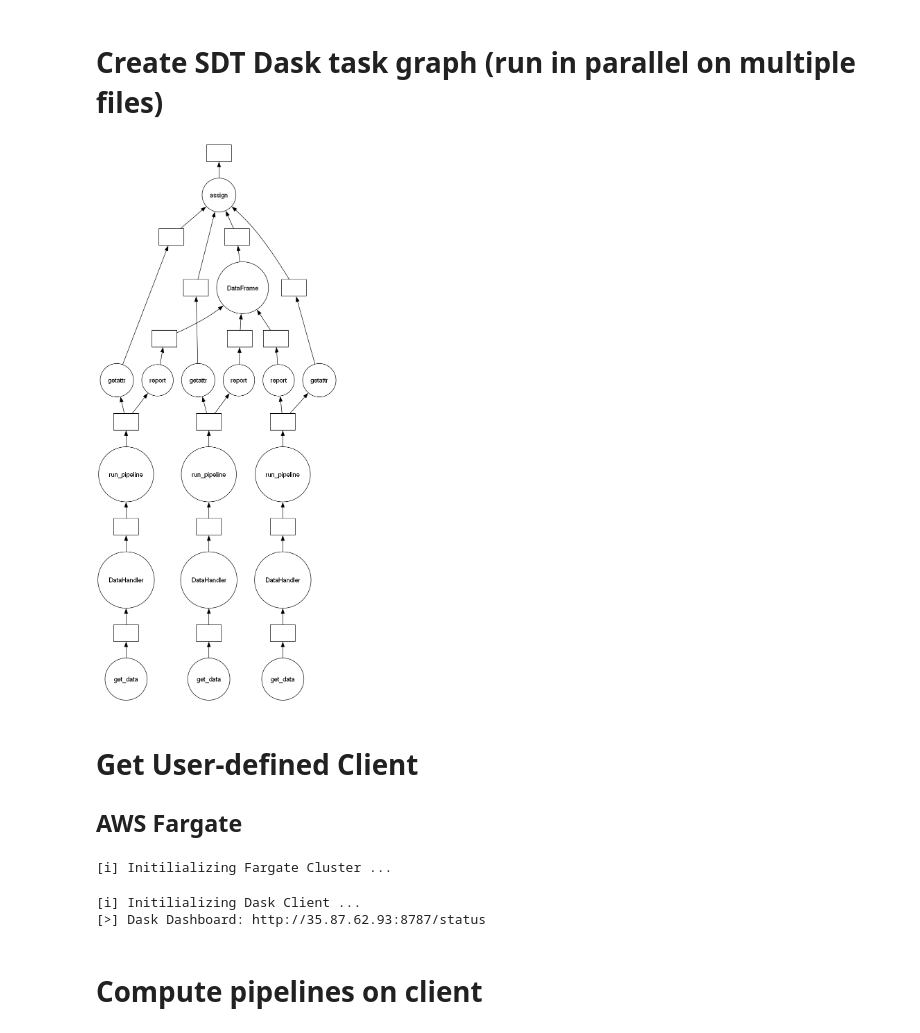
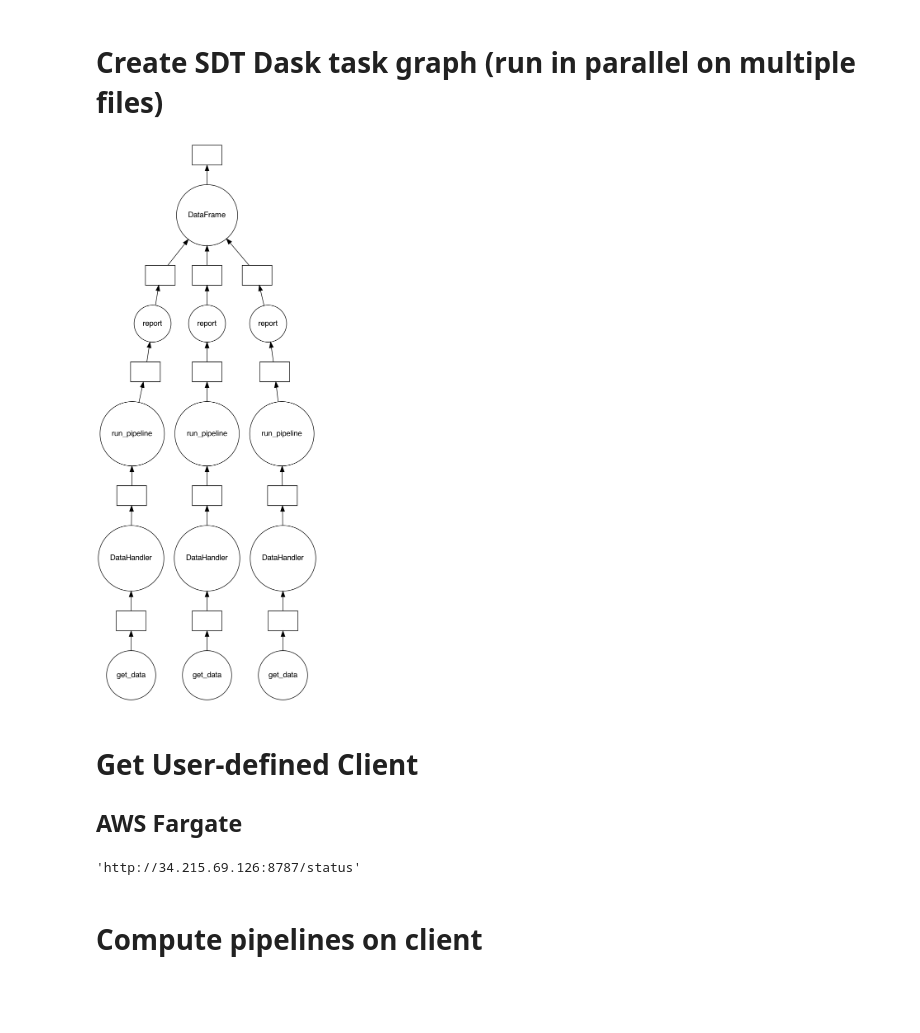
Before and after one commit to slacgismo/solar-data-tools, a Jupyter notebook: sdt_dask/examples/tool_demo_fargate.ipynb, the cells around one changed output. Saved outputs shown, nothing was run; the diff lists cells and outputs as text; code cells hidden in the pictures; blank space fills up the shorter version.

Commit message:
Revert "Midterm milestone from CMU team on Develop dask"

```diff
--- a/sdt_dask/examples/tool_demo_fargate.ipynb
+++ b/sdt_dask/examples/tool_demo_fargate.ipynb
@@ -57,39 +50,31 @@ KEYS
 # %%
 # Define the pipeline run for as single dataset
 def run_pipeline(datahandler, solver, solver_convex, verbose=False):
     # Need to call this separately to have it run correctly in task graph
     # since it doesn't return anything
     datahandler.run_pipeline(solver=solver, solver_convex=solver_convex, verbose=verbose)
     return datahandler
 
 
 # Call above functions in a for loop over the keys
 # and collect results in a DataFrame
 reports = []
-runtimes = []
 
 for key in KEYS:
 
     df = delayed(data_plug.get_data)(key)
     dh = delayed(DataHandler)(df)
     dh_run = delayed(run_pipeline)(dh, solver="OSQP", solver_convex="OSQP", verbose=True)
     report = dh_run.report
-    runtime = dh_run.total_time
-
     report = delayed(report)(return_values=True, verbose=False)
-    runtime = delayed(runtime)
-
     reports.append(report)
-    runtimes.append(runtime)
-
 
 df_reports = delayed(pd.DataFrame)(reports)
-df_reports = delayed(df_reports.assign)(runtime=runtimes, keys=KEYS)
 
 # Visualizing the graph
 df_reports.visualize()
 # %% [output]
-[figure, old version]
+[figure, new version]
 # %% [markdown]
 # Get User-defined Client
 ## AWS Fargate
@@ -96,16 +95,9 @@ df_reports.visualize()
 # %%
-client = Fargate().init_client(image=IMAGE,
-                               tags=TAGS,
-                               vpc=VPC,
-                               region_name=AWS_DEFAULT_REGION,
-                               environment=ENVIRONMENT,
-                               n_workers=WORKERS,
-                               threads_per_worker=THREADS_PER_WORKER
-                               )
+client = Client(cluster)
+
+client.dashboard_link
 # %% [output]
-[i] Initilializing Fargate Cluster ...
+'http://34.215.69.126:8787/status'
-[i] Initilializing Dask Client ...
-[>] Dask Dashboard: http://35.87.62.93:8787/status
 # %% [markdown]
 # Compute pipelines on client
 # %%
```
Also changed, not shown: parts of 10 cells of this notebook, 27 other files.
